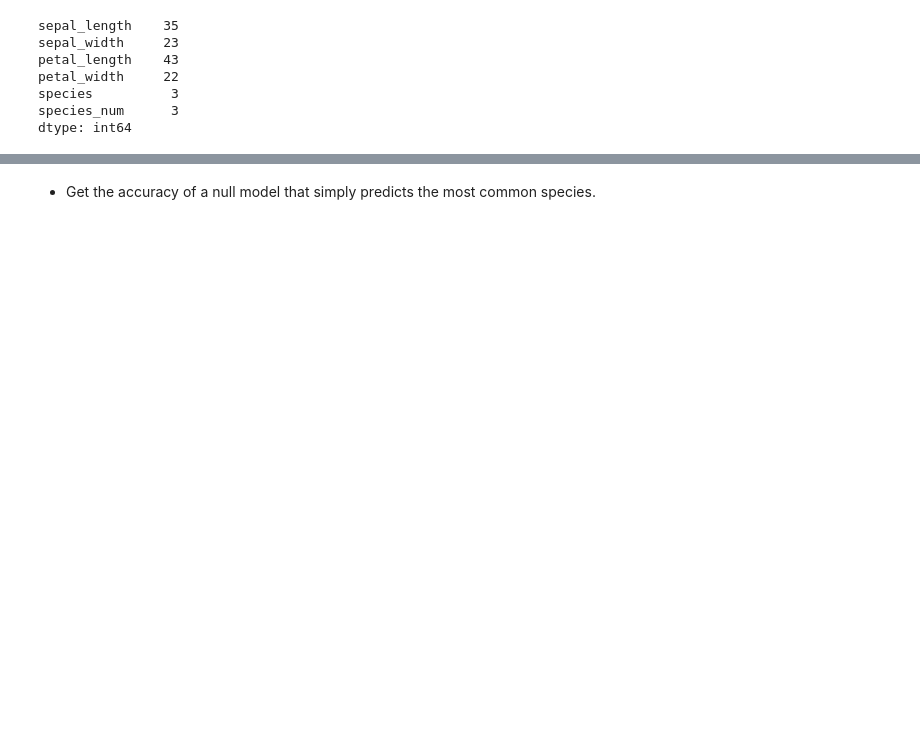
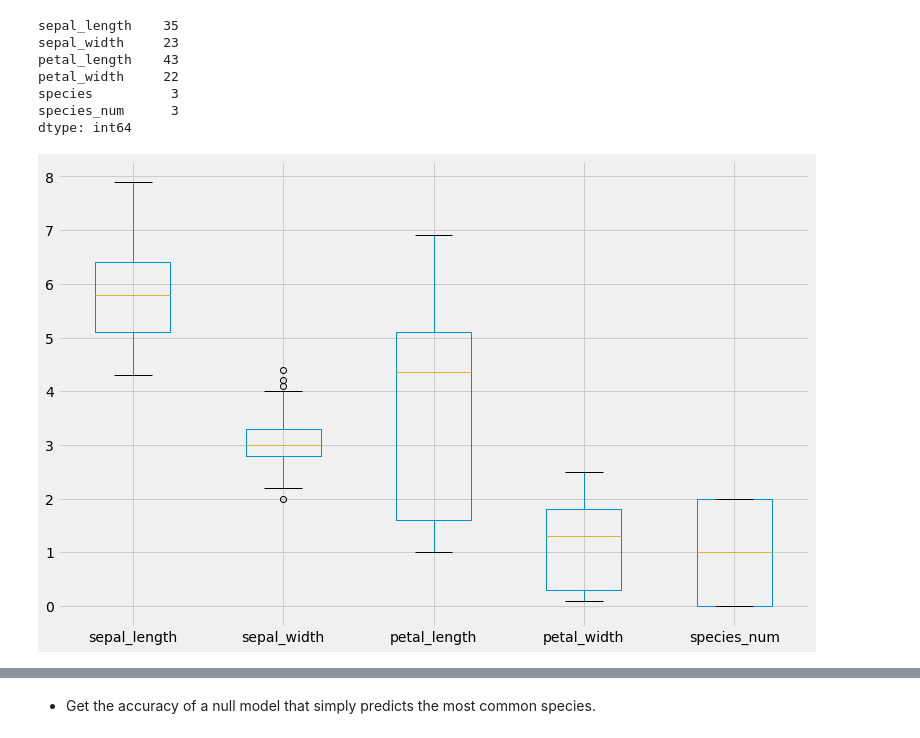
Before and after one commit to hirangunaratne/yapa_gunaratne_unit3_project, a Jupyter notebook: linreg_knn_project.ipynb, the cells around one changed output, grey strips where cells are left out. Saved outputs shown, nothing was run; the diff lists cells and outputs as text; code cells hidden in the pictures; blank space fills up the shorter version.

```diff
--- a/linreg_knn_project.ipynb
+++ b/linreg_knn_project.ipynb
@@ -569,3 +578,8 @@ petal_width     22
 species          3
 species_num      3
 dtype: int64
+# %%
+# box plot on all columns
+ax = iris.plot(kind='box',figsize=(12,8))
+# %% [output]
+[figure, added]
```
Also changed, not shown: parts of 20 cells of this notebook.
